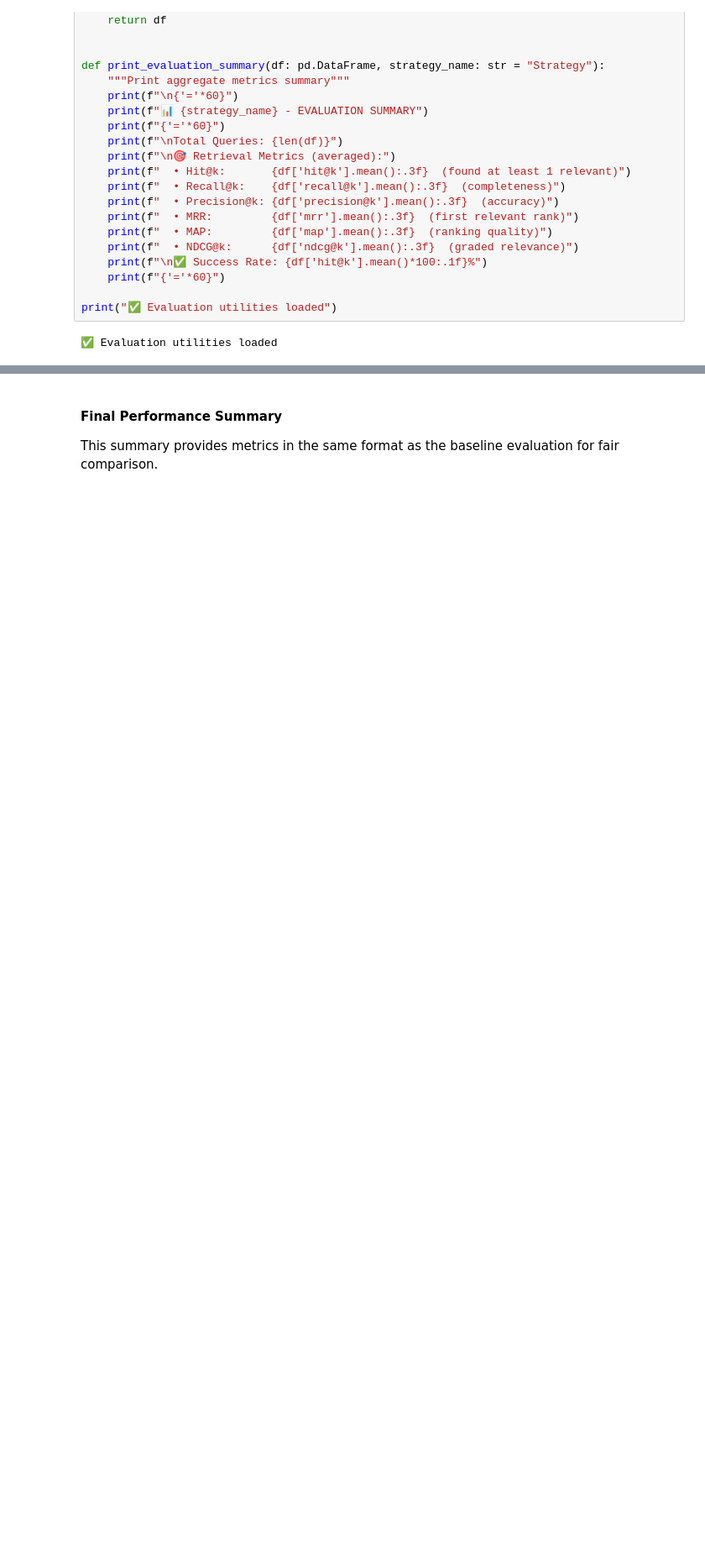
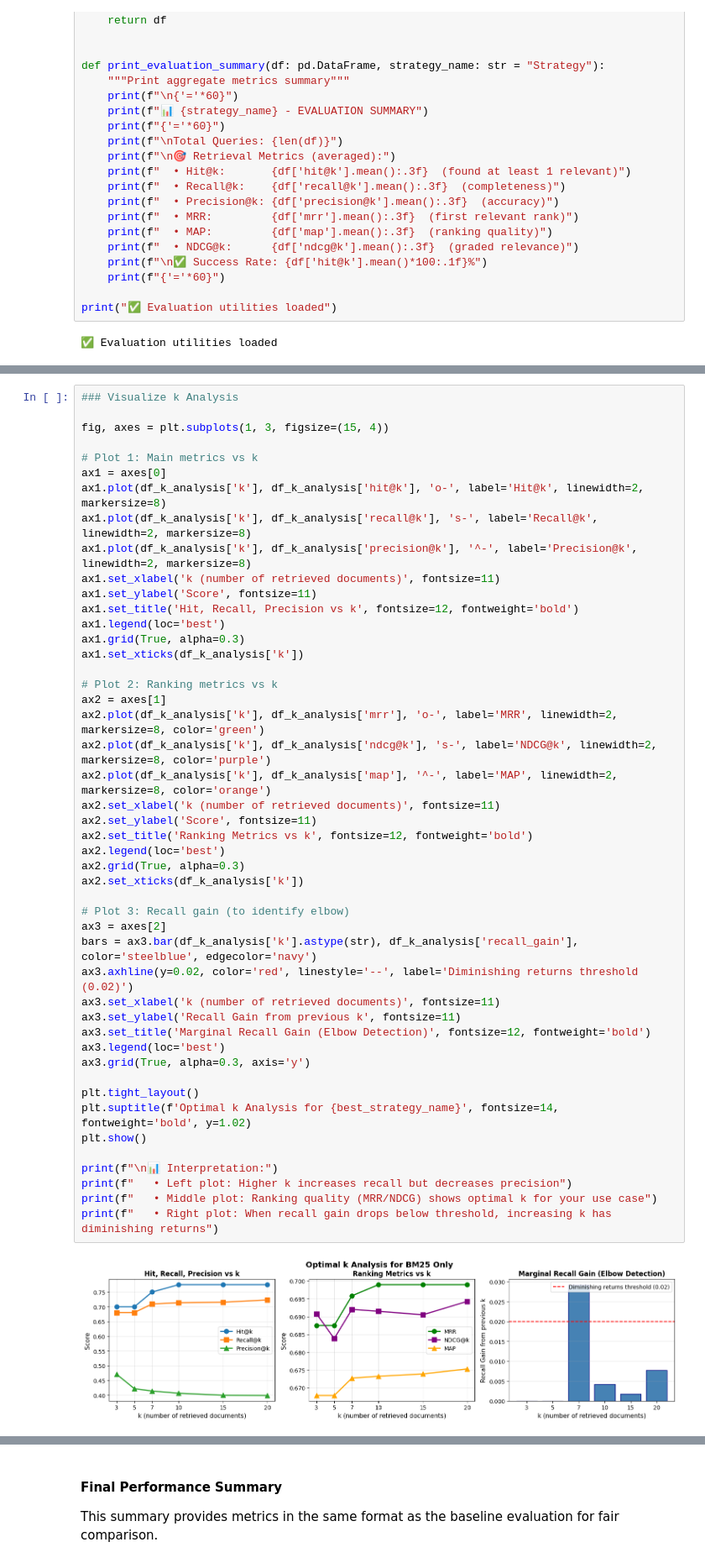
Before and after one commit to Western-Windows/SociaLift, a Jupyter notebook: chatbot/retrieval-hybrid-langgraph.ipynb, the cells around one changed output, grey strips where cells are left out. Shown at 84% size. Cells and saved outputs as stored; diff of their text form; blank space fills up the shorter version.

```diff
--- a/chatbot/retrieval-hybrid-langgraph.ipynb
+++ b/chatbot/retrieval-hybrid-langgraph.ipynb
@@ -1362,0 +1486,49 @@ print("\n✅ Visualization complete!")
+# %%
+### Visualize k Analysis
+
+fig, axes = plt.subplots(1, 3, figsize=(15, 4))
+
+# Plot 1: Main metrics vs k
+ax1 = axes[0]
+ax1.plot(df_k_analysis['k'], df_k_analysis['hit@k'], 'o-', label='Hit@k', linewidth=2, markersize=8)
+ax1.plot(df_k_analysis['k'], df_k_analysis['recall@k'], 's-', label='Recall@k', linewidth=2, markersize=8)
+ax1.plot(df_k_analysis['k'], df_k_analysis['precision@k'], '^-', label='Precision@k', linewidth=2, markersize=8)
+ax1.set_xlabel('k (number of retrieved documents)', fontsize=11)
+ax1.set_ylabel('Score', fontsize=11)
+ax1.set_title('Hit, Recall, Precision vs k', fontsize=12, fontweight='bold')
+ax1.legend(loc='best')
+ax1.grid(True, alpha=0.3)
+ax1.set_xticks(df_k_analysis['k'])
+
+# Plot 2: Ranking metrics vs k
+ax2 = axes[1]
+ax2.plot(df_k_analysis['k'], df_k_analysis['mrr'], 'o-', label='MRR', linewidth=2, markersize=8, color='green')
+ax2.plot(df_k_analysis['k'], df_k_analysis['ndcg@k'], 's-', label='NDCG@k', linewidth=2, markersize=8, color='purple')
+ax2.plot(df_k_analysis['k'], df_k_analysis['map'], '^-', label='MAP', linewidth=2, markersize=8, color='orange')
+ax2.set_xlabel('k (number of retrieved documents)', fontsize=11)
+ax2.set_ylabel('Score', fontsize=11)
+ax2.set_title('Ranking Metrics vs k', fontsize=12, fontweight='bold')
+ax2.legend(loc='best')
+ax2.grid(True, alpha=0.3)
+ax2.set_xticks(df_k_analysis['k'])
+
+# Plot 3: Recall gain (to identify elbow)
+ax3 = axes[2]
+bars = ax3.bar(df_k_analysis['k'].astype(str), df_k_analysis['recall_gain'], color='steelblue', edgecolor='navy')
+ax3.axhline(y=0.02, color='red', linestyle='--', label='Diminishing returns threshold (0.02)')
+ax3.set_xlabel('k (number of retrieved documents)', fontsize=11)
+ax3.set_ylabel('Recall Gain from previous k', fontsize=11)
+ax3.set_title('Marginal Recall Gain (Elbow Detection)', fontsize=12, fontweight='bold')
+ax3.legend(loc='best')
+ax3.grid(True, alpha=0.3, axis='y')
+
+plt.tight_layout()
+plt.suptitle(f'Optimal k Analysis for {best_strategy_name}', fontsize=14, fontweight='bold', y=1.02)
+plt.show()
+
+print(f"\n📊 Interpretation:")
+print(f"   • Left plot: Higher k increases recall but decreases precision")
+print(f"   • Middle plot: Ranking quality (MRR/NDCG) shows optimal k for your use case")
+print(f"   • Right plot: When recall gain drops below threshold, increasing k has diminishing returns")
+# %% [output]
+[figure, added]
```
Also changed, not shown: parts of 16 cells of this notebook.
